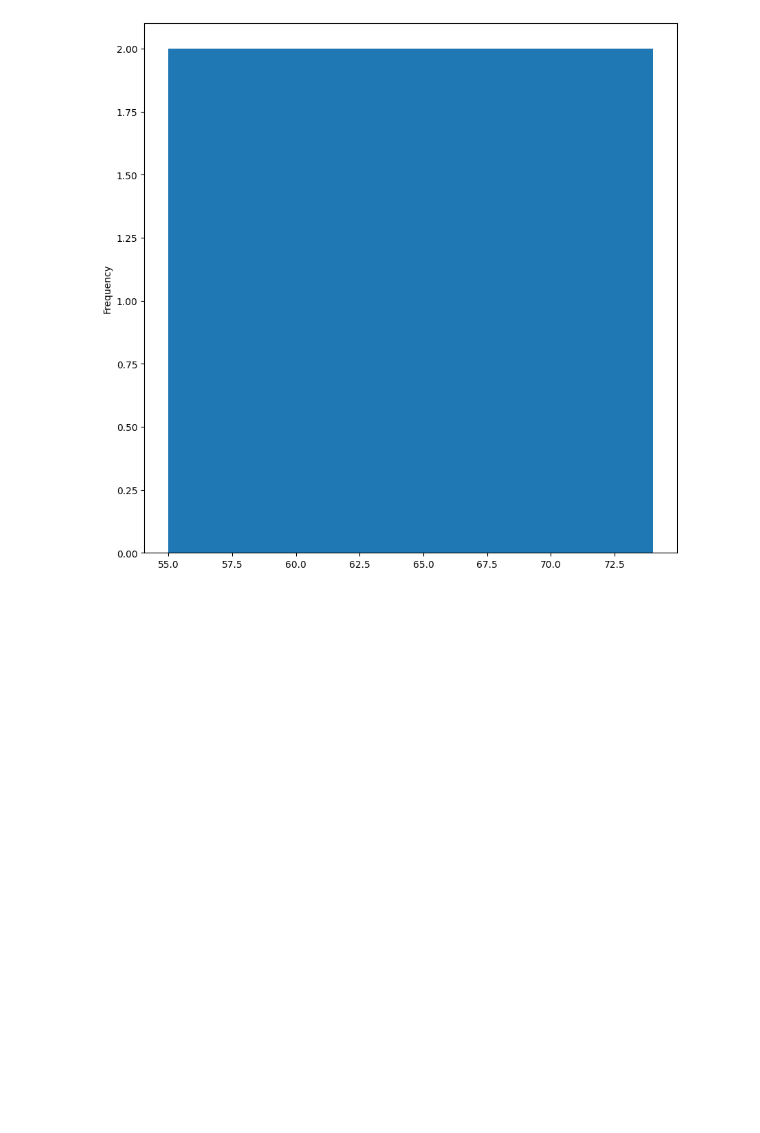
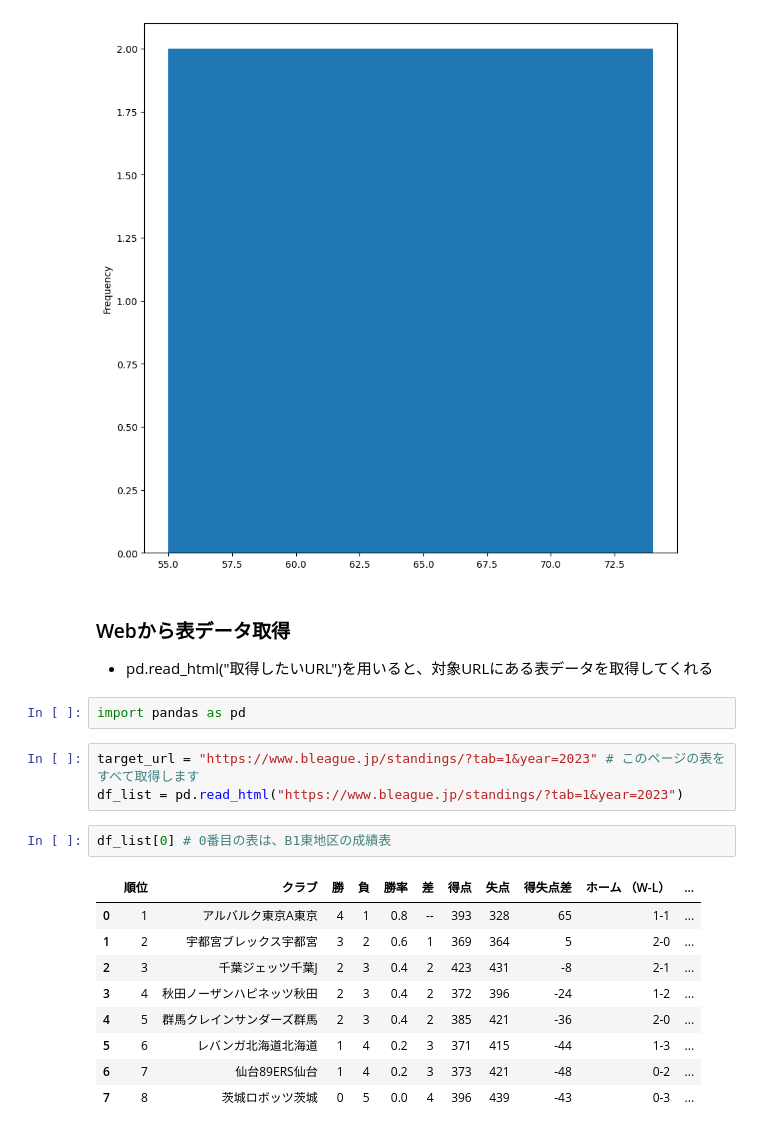
Before and after one commit to human9834/portfolio, a Jupyter notebook: Python/ソースコード基礎/ポートフォリオその4.ipynb, the cells around one changed output. Drawn from its saved outputs; the diff is of its cells as text; blank space fills up the shorter version.

```diff
--- a/Python/ソースコード基礎/ポートフォリオその4.ipynb
+++ b/Python/ソースコード基礎/ポートフォリオその4.ipynb
@@ -349,3 +356,24 @@ dfb["年齢"].plot(figsize=(10, 10), kind="hist") # kind="hist" とすると、
 plt.savefig("sample4.png")
 # %% [output]
 [figure]
+# %% [markdown]
+### Webから表データ取得
+
+- pd.read_html("取得したいURL")を用いると、対象URLにある表データを取得してくれる
+# %%
+import pandas as pd
+# %%
+target_url = "https://www.bleague.jp/standings/?tab=1&year=2023" # このページの表をすべて取得します
+df_list = pd.read_html("https://www.bleague.jp/standings/?tab=1&year=2023")
+# %%
+df_list[0] # 0番目の表は、B1東地区の成績表
+# %% [output]
+|  | 順位 | クラブ | 勝 | 負 | 勝率 | 差 | 得点 | 失点 | 得失点差 | ホーム （W-L） | ... |
+| 0 | 1 | アルバルク東京A東京 | 4 | 1 | 0.8 | -- | 393 | 328 | 65 | 1-1 | ... |
+| 1 | 2 | 宇都宮ブレックス宇都宮 | 3 | 2 | 0.6 | 1 | 369 | 364 | 5 | 2-0 | ... |
+| 2 | 3 | 千葉ジェッツ千葉J | 2 | 3 | 0.4 | 2 | 423 | 431 | -8 | 2-1 | ... |
+| 3 | 4 | 秋田ノーザンハピネッツ秋田 | 2 | 3 | 0.4 | 2 | 372 | 396 | -24 | 1-2 | ... |
+| 4 | 5 | 群馬クレインサンダーズ群馬 | 2 | 3 | 0.4 | 2 | 385 | 421 | -36 | 2-0 | ... |
+| 5 | 6 | レバンガ北海道北海道 | 1 | 4 | 0.2 | 3 | 371 | 415 | -44 | 1-3 | ... |
+| 6 | 7 | 仙台89ERS仙台 | 1 | 4 | 0.2 | 3 | 373 | 421 | -48 | 0-2 | ... |
+| 7 | 8 | 茨城ロボッツ茨城 | 0 | 5 | 0.0 | 4 | 396 | 439 | -43 | 0-3 | ... |
```
Also changed, not shown: parts of 3 cells of this notebook, 1 other file.
